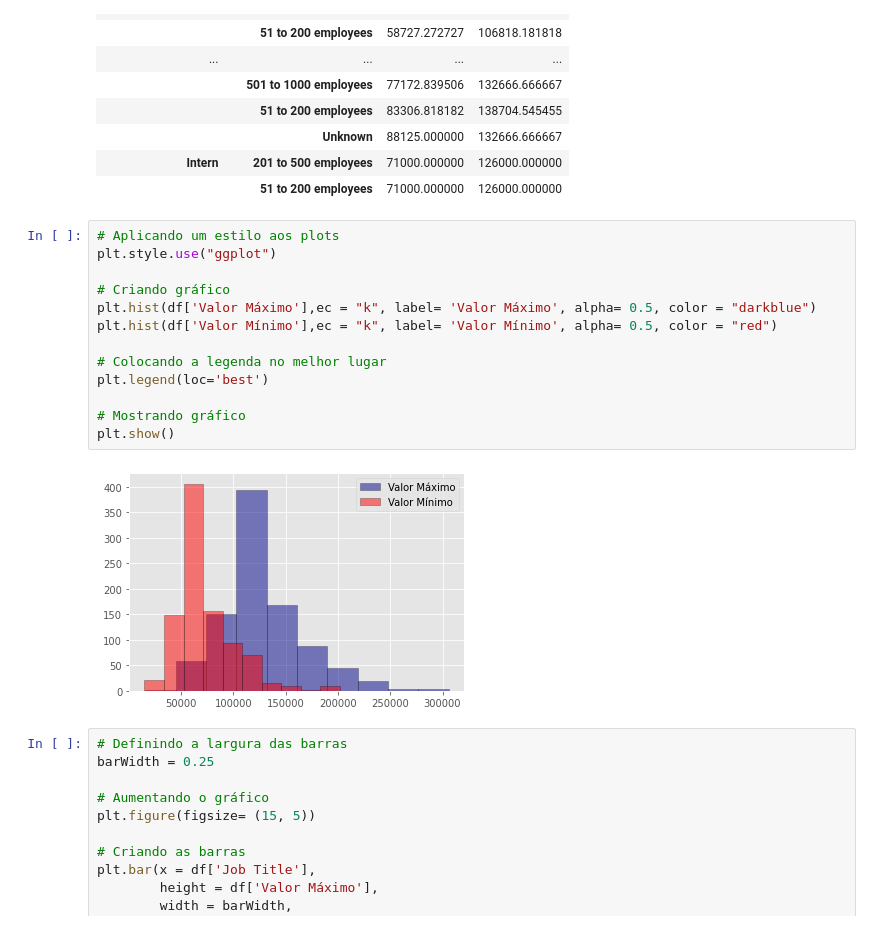
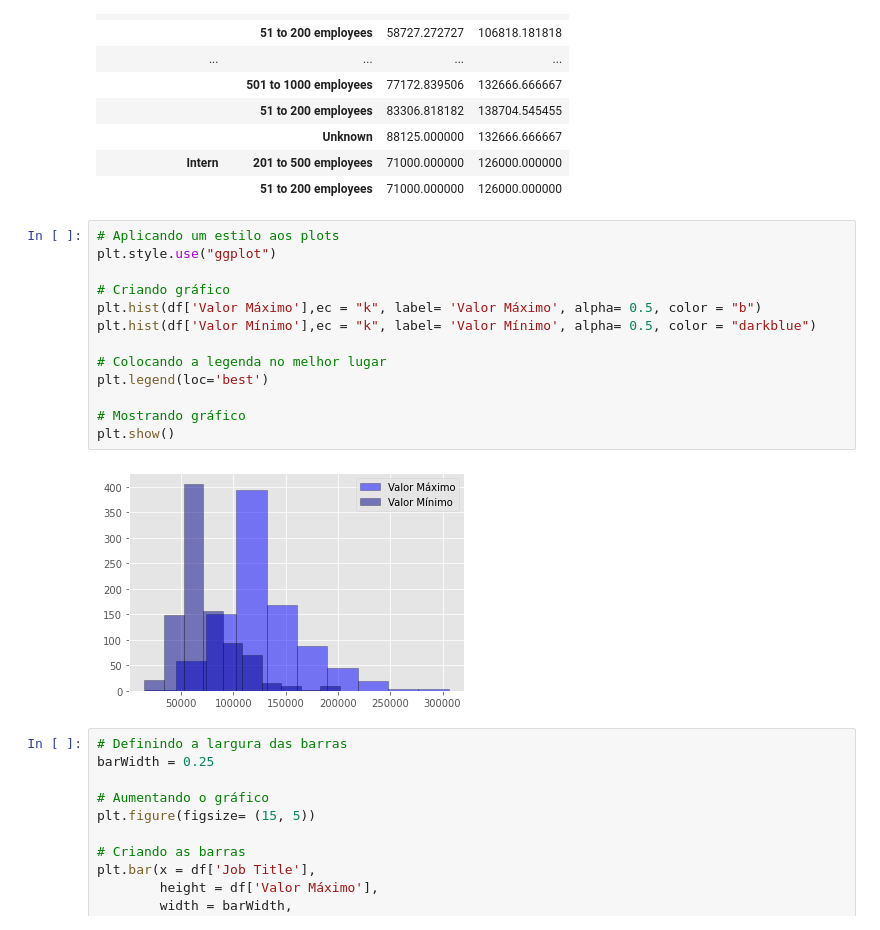
Before and after one commit to JoaoDaross/ProjetoFinalAwari, a Jupyter notebook: ProjetoFinalAwari.ipynb, the cells around one changed output. Drawn from its saved outputs; the diff is of its cells as text.

```diff
--- a/ProjetoFinalAwari.ipynb
+++ b/ProjetoFinalAwari.ipynb
@@ -348,18 +348,18 @@ df.groupby(['Job Title', 'Size'])['Valor Mínimo', 'Valor Máximo'].mean()
 # %%
 # Aplicando um estilo aos plots
 plt.style.use("ggplot")
 
 # Criando gráfico
-plt.hist(df['Valor Máximo'],ec = "k", label= 'Valor Máximo', alpha= 0.5, color = "darkblue")
-plt.hist(df['Valor Mínimo'],ec = "k", label= 'Valor Mínimo', alpha= 0.5, color = "red")
+plt.hist(df['Valor Máximo'],ec = "k", label= 'Valor Máximo', alpha= 0.5, color = "b")
+plt.hist(df['Valor Mínimo'],ec = "k", label= 'Valor Mínimo', alpha= 0.5, color = "darkblue")
 
 # Colocando a legenda no melhor lugar
 plt.legend(loc='best')
 
 # Mostrando gráfico
 plt.show()
 # %% [output]
-[figure, old version]
+[figure, new version]
 # %%
 # Definindo a largura das barras
 barWidth = 0.25
```
Also changed, not shown: parts of 1 cell of this notebook.
